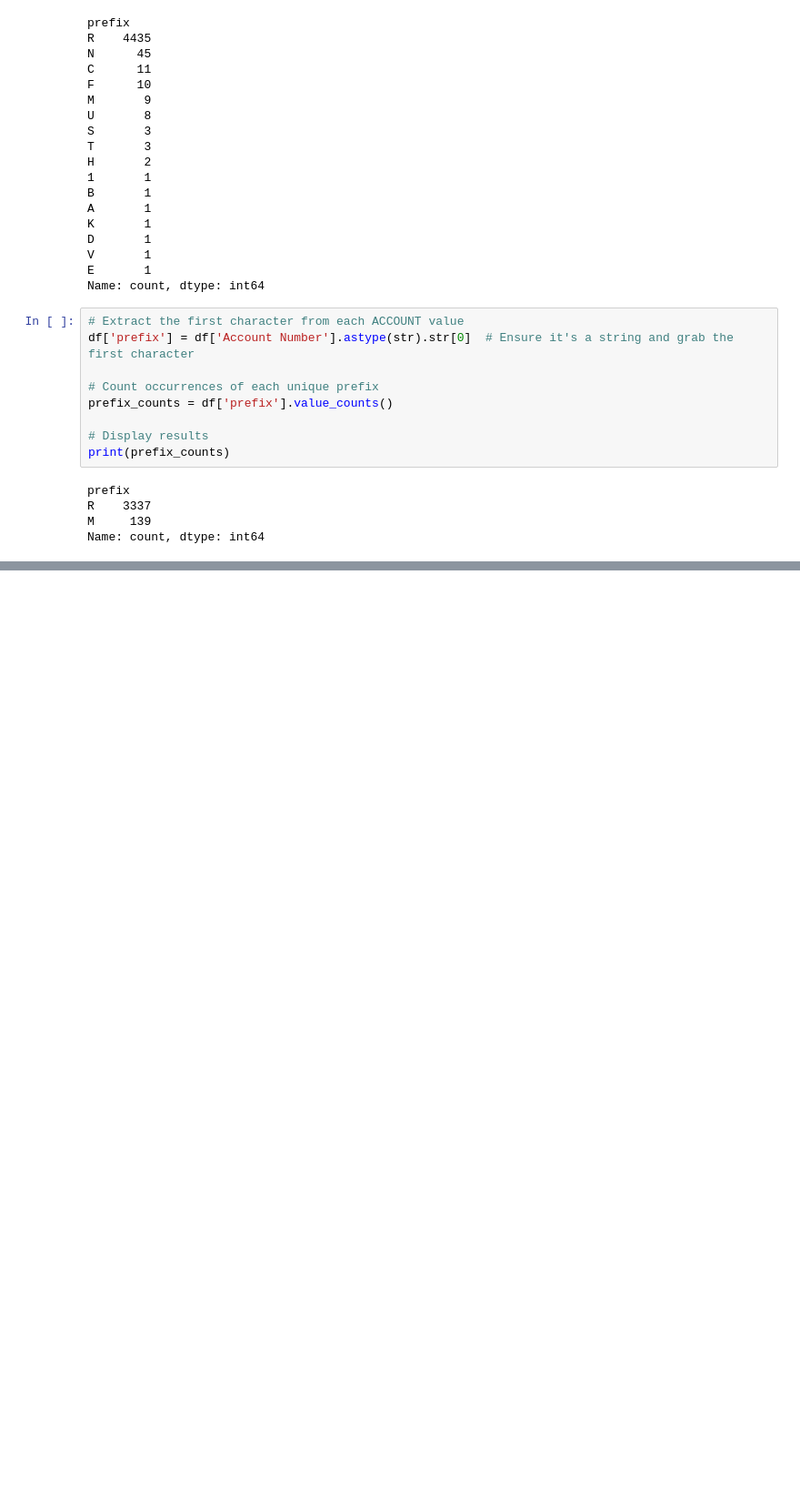
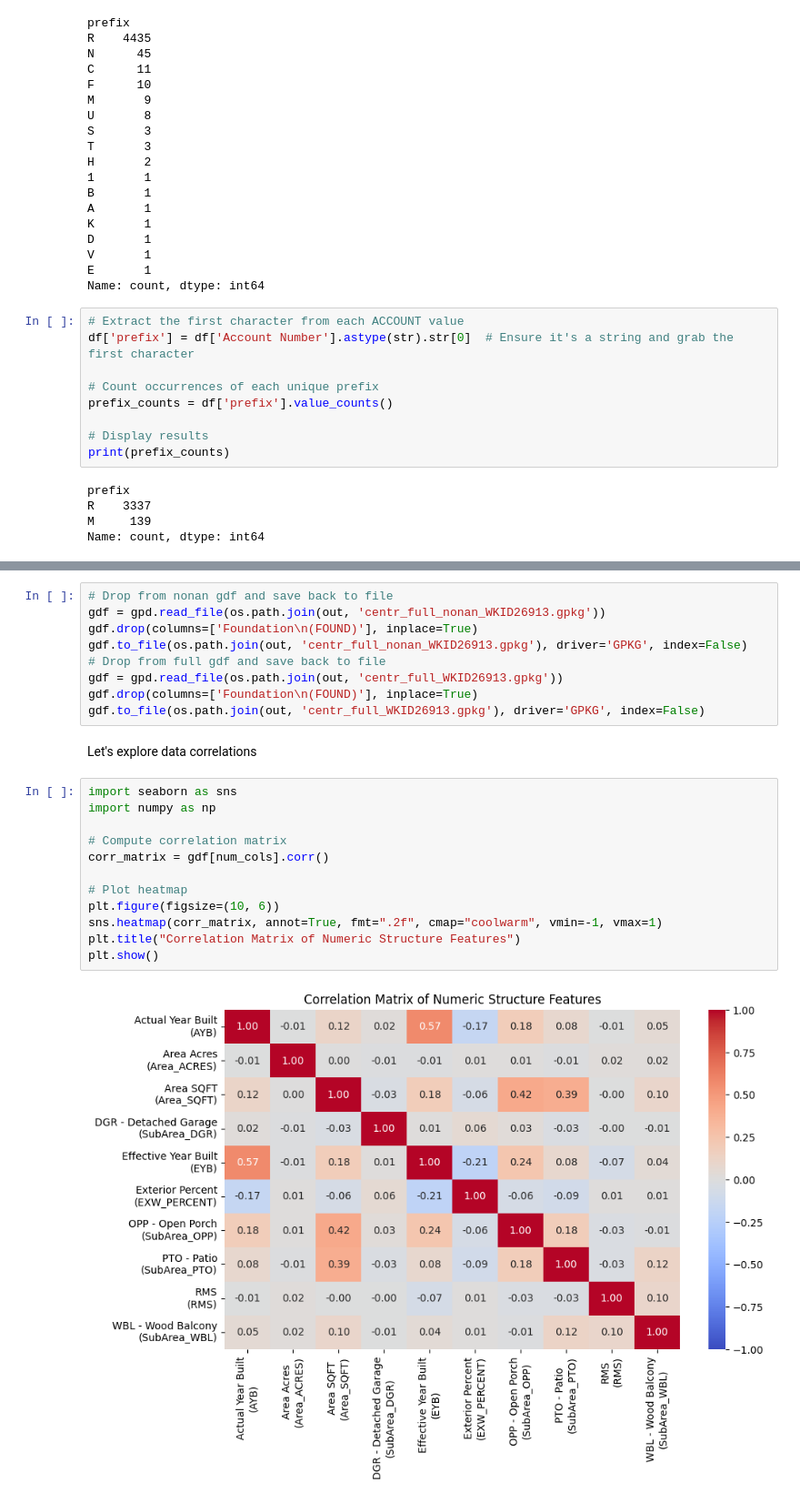
Before and after one commit to bryceayoung/ouray, a Jupyter notebook: workflows/analysis/tax_analysis.ipynb, the cells around one changed output, grey strips where cells are left out. Shown at 91% size. Drawn from its saved outputs; the diff is of its cells as text; blank space fills up the shorter version.

```diff
--- a/workflows/analysis/tax_analysis.ipynb
+++ b/workflows/analysis/tax_analysis.ipynb
@@ -134,0 +316,25 @@ When I cleaned the assessor database, I believe I removed homes where there were
+# %%
+# Drop from nonan gdf and save back to file
+gdf = gpd.read_file(os.path.join(out, 'centr_full_nonan_WKID26913.gpkg'))
+gdf.drop(columns=['Foundation\n(FOUND)'], inplace=True)
+gdf.to_file(os.path.join(out, 'centr_full_nonan_WKID26913.gpkg'), driver='GPKG', index=False)
+# Drop from full gdf and save back to file
+gdf = gpd.read_file(os.path.join(out, 'centr_full_WKID26913.gpkg'))
+gdf.drop(columns=['Foundation\n(FOUND)'], inplace=True)
+gdf.to_file(os.path.join(out, 'centr_full_WKID26913.gpkg'), driver='GPKG', index=False)
+# %% [markdown]
+Let's explore data correlations
+# %%
+import seaborn as sns
+import numpy as np
+
+# Compute correlation matrix
+corr_matrix = gdf[num_cols].corr()
+
+# Plot heatmap
+plt.figure(figsize=(10, 6))
+sns.heatmap(corr_matrix, annot=True, fmt=".2f", cmap="coolwarm", vmin=-1, vmax=1)
+plt.title("Correlation Matrix of Numeric Structure Features")
+plt.show()
+# %% [output]
+[figure, added]
```
Also changed, not shown: parts of 32 cells of this notebook.
